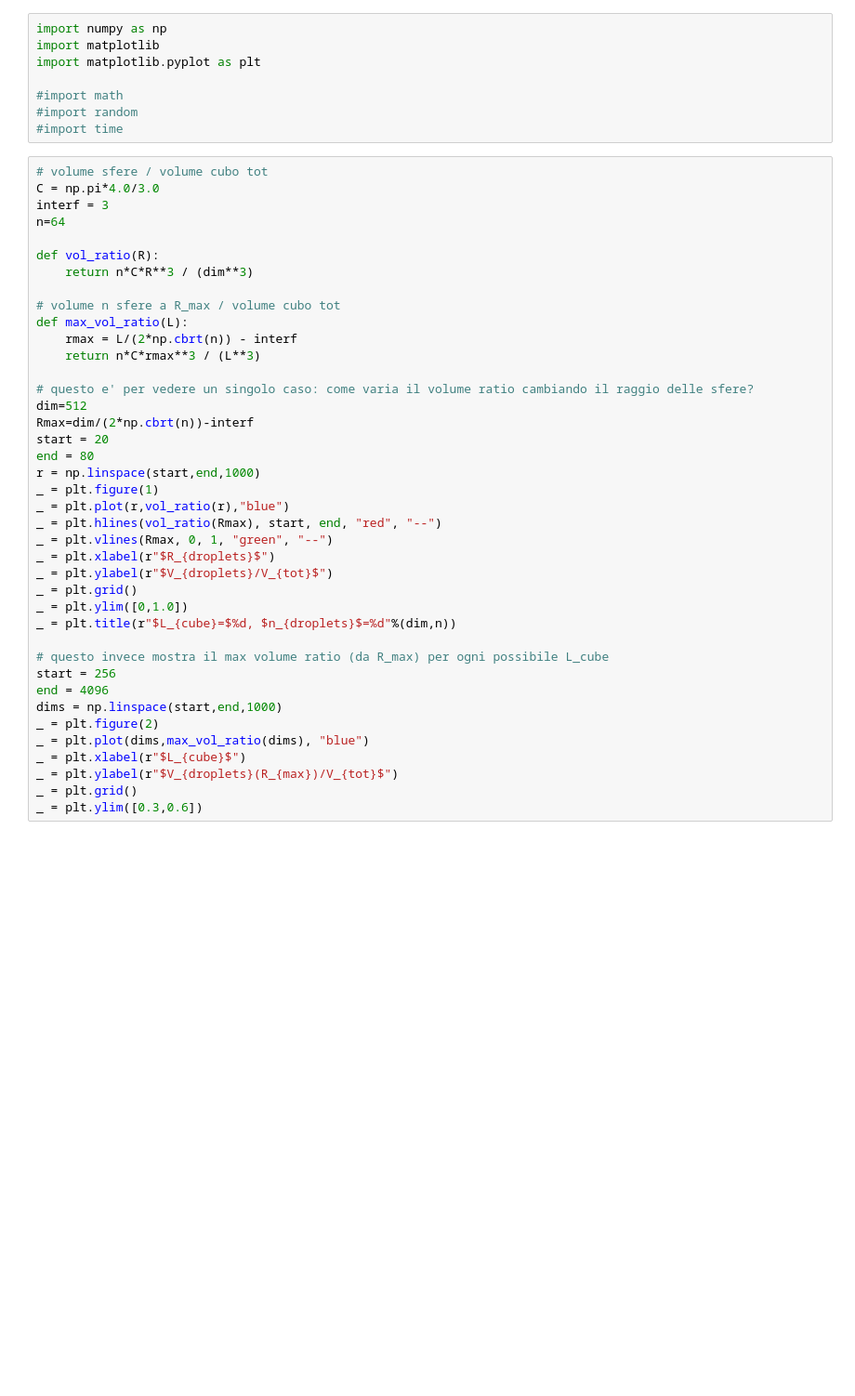
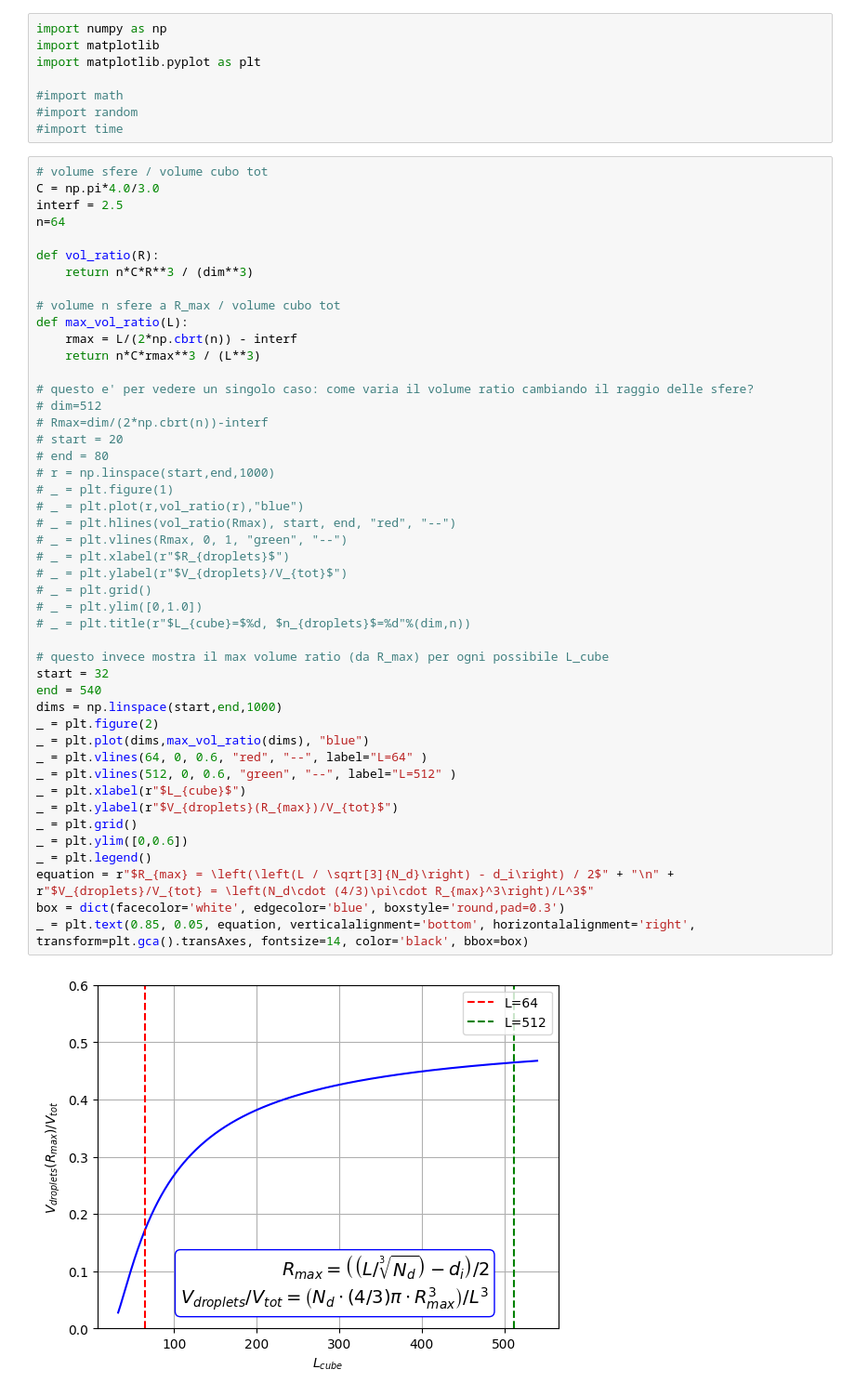
Before and after one commit to mattiamencagli/my-python-plots, a Jupyter notebook: mayo_tests.ipynb, the cells around one changed output. Shown at 93% size. Saved outputs shown, nothing was run; the diff lists cells and outputs as text; blank space fills up the shorter version.

```diff
--- a/mayo_tests.ipynb
+++ b/mayo_tests.ipynb
@@ -9,43 +9,51 @@ import matplotlib.pyplot as plt
 # %%
 # volume sfere / volume cubo tot
 C = np.pi*4.0/3.0
-interf = 3
+interf = 2.5
 n=64
 
 def vol_ratio(R):
     return n*C*R**3 / (dim**3)
 
 # volume n sfere a R_max / volume cubo tot
 def max_vol_ratio(L):
     rmax = L/(2*np.cbrt(n)) - interf
     return n*C*rmax**3 / (L**3)
 
 # questo e' per vedere un singolo caso: come varia il volume ratio cambiando il raggio delle sfere?
-dim=512
-Rmax=dim/(2*np.cbrt(n))-interf
-start = 20
-end = 80
-r = np.linspace(start,end,1000)
-_ = plt.figure(1)
-_ = plt.plot(r,vol_ratio(r),"blue")
-_ = plt.hlines(vol_ratio(Rmax), start, end, "red", "--")
-_ = plt.vlines(Rmax, 0, 1, "green", "--")
-_ = plt.xlabel(r"$R_{droplets}$")
-_ = plt.ylabel(r"$V_{droplets}/V_{tot}$")
-_ = plt.grid()
-_ = plt.ylim([0,1.0])
-_ = plt.title(r"$L_{cube}=$%d, $n_{droplets}$=%d"%(dim,n))
+# dim=512
+# Rmax=dim/(2*np.cbrt(n))-interf
+# start = 20
+# end = 80
+# r = np.linspace(start,end,1000)
+# _ = plt.figure(1)
+# _ = plt.plot(r,vol_ratio(r),"blue")
+# _ = plt.hlines(vol_ratio(Rmax), start, end, "red", "--")
+# _ = plt.vlines(Rmax, 0, 1, "green", "--")
+# _ = plt.xlabel(r"$R_{droplets}$")
+# _ = plt.ylabel(r"$V_{droplets}/V_{tot}$")
+# _ = plt.grid()
+# _ = plt.ylim([0,1.0])
+# _ = plt.title(r"$L_{cube}=$%d, $n_{droplets}$=%d"%(dim,n))
 
 # questo invece mostra il max volume ratio (da R_max) per ogni possibile L_cube
-start = 256
-end = 4096
+start = 32
+end = 540
 dims = np.linspace(start,end,1000)
 _ = plt.figure(2)
 _ = plt.plot(dims,max_vol_ratio(dims), "blue")
+_ = plt.vlines(64, 0, 0.6, "red", "--", label="L=64" )
+_ = plt.vlines(512, 0, 0.6, "green", "--", label="L=512" )
 _ = plt.xlabel(r"$L_{cube}$")
 _ = plt.ylabel(r"$V_{droplets}(R_{max})/V_{tot}$")
 _ = plt.grid()
-_ = plt.ylim([0.3,0.6])
+_ = plt.ylim([0,0.6])
+_ = plt.legend()
+equation = r"$R_{max} = \left(\left(L / \sqrt[3]{N_d}\right) - d_i\right) / 2$" + "\n" + r"$V_{droplets}/V_{tot} = \left(N_d\cdot (4/3)\pi\cdot R_{max}^3\right)/L^3$"
+box = dict(facecolor='white', edgecolor='blue', boxstyle='round,pad=0.3')
+_ = plt.text(0.85, 0.05, equation, verticalalignment='bottom', horizontalalignment='right', transform=plt.gca().transAxes, fontsize=14, color='black', bbox=box)
+# %% [output]
+[figure, added]
 # %%
 direc = "/home/matti/DATA/Mayonese/staggered_run/"
 dt = 500
```
Also changed, not shown: parts of 2 cells of this notebook.
